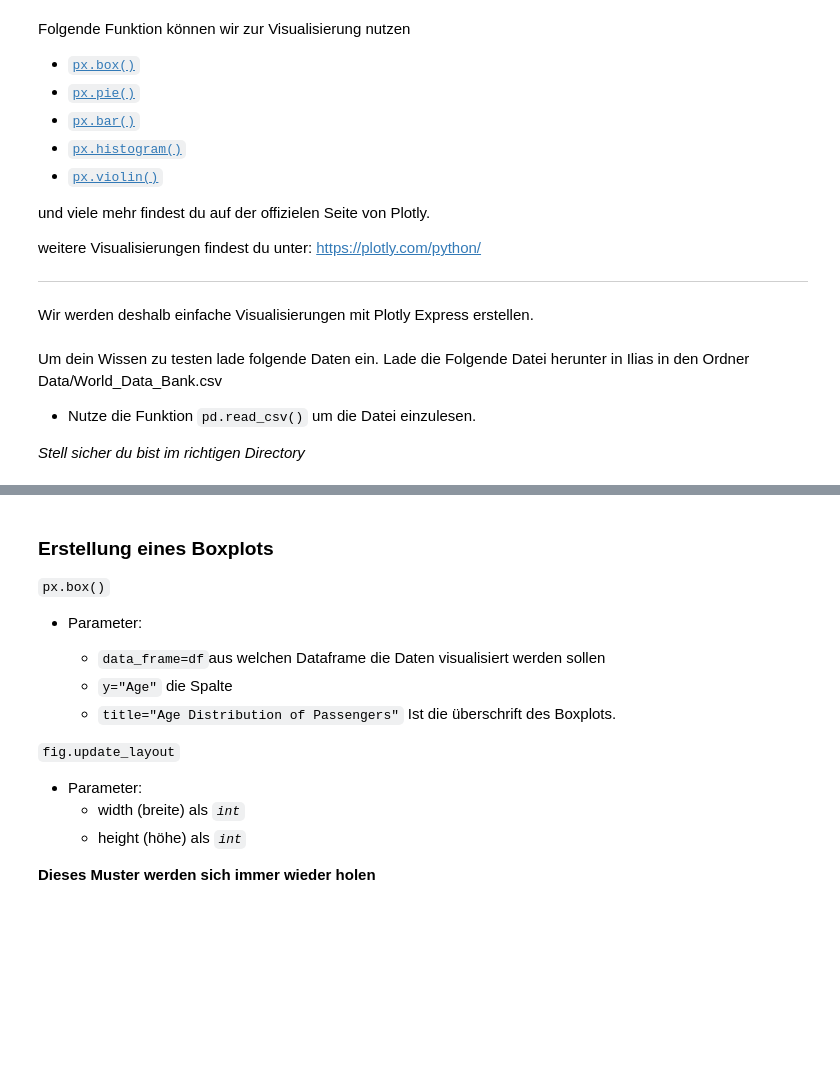
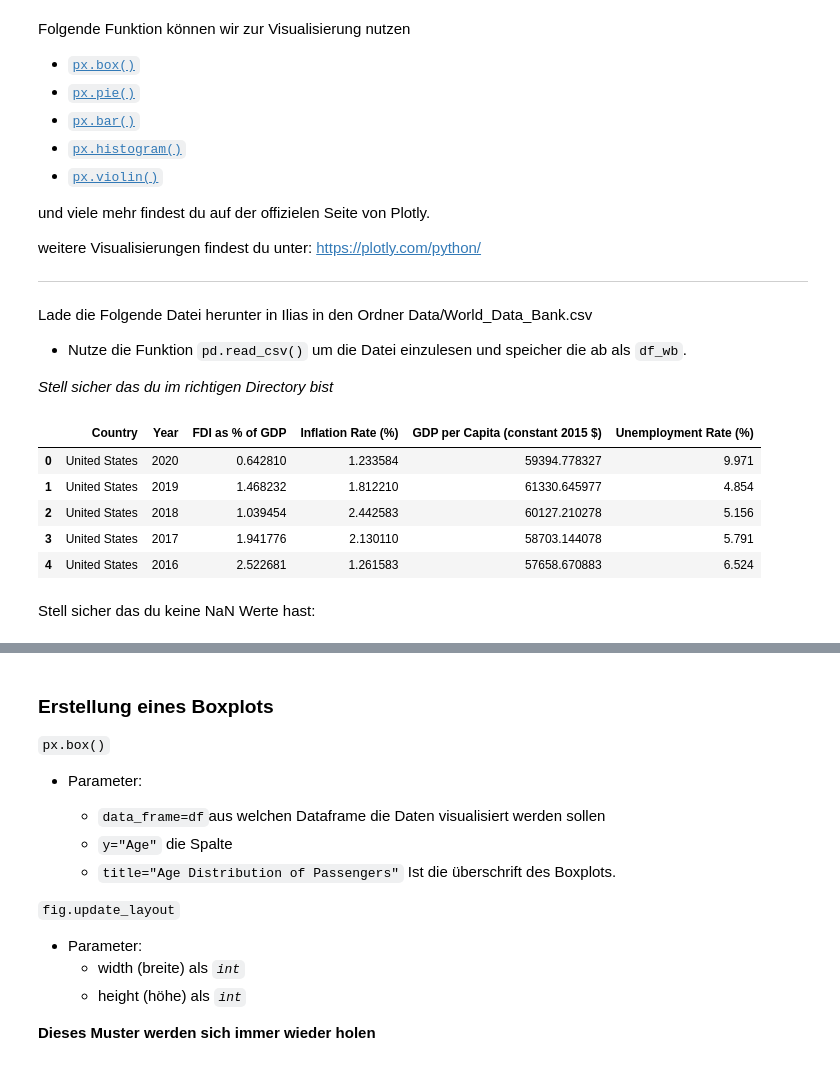
Before and after one commit to RiccardoDAndrea/Python-Crashkurs_, a Jupyter notebook: Aufgaben/Task_3_Python_packages.ipynb, the cells around one changed output, grey strips where cells are left out. Cells and saved outputs as stored; diff of their text form; code cells hidden in the pictures; blank space fills up the shorter version.

Commit message:
Refactor code structure and add Ice Cream Sales and GDP data files

```diff
--- a/Aufgaben/Task_3_Python_packages.ipynb
+++ b/Aufgaben/Task_3_Python_packages.ipynb
@@ -316,12 +318,23 @@ weitere Visualisierungen findest du unter: https://plotly.com/python/
 ---
 # %%
 import plotly.express as px
-# %% [markdown]
-Wir werden deshalb einfache Visualisierungen mit Plotly Express erstellen.
 # %% [markdown]
-Um dein Wissen zu testen lade folgende Daten ein.
 Lade die Folgende Datei herunter in Ilias in den Ordner Data/World_Data_Bank.csv
 
-- Nutze die Funktion `pd.read_csv()` um die Datei einzulesen.
+- Nutze die Funktion `pd.read_csv()` um die Datei einzulesen und speicher die ab als `df_wb`.
 
-*Stell sicher du bist im richtigen Directory*
+*Stell sicher das du im richtigen Directory bist*
+# %%
+# Daten einlesen
+
+df_wb = pd.read_csv(filepath_or_buffer="Data/World_Data_Bank.csv")
+df_wb.head()
+# %% [output]
+|  | Country | Year | FDI as % of GDP | Inflation Rate (%) | GDP per Capita (constant 2015 $) | Unemployment Rate (%) |
+| 0 | United States | 2020 | 0.642810 | 1.233584 | 59394.778327 | 9.971 |
+| 1 | United States | 2019 | 1.468232 | 1.812210 | 61330.645977 | 4.854 |
+| 2 | United States | 2018 | 1.039454 | 2.442583 | 60127.210278 | 5.156 |
+| 3 | United States | 2017 | 1.941776 | 2.130110 | 58703.144078 | 5.791 |
+| 4 | United States | 2016 | 2.522681 | 1.261583 | 57658.670883 | 6.524 |
+# %% [markdown]
+Stell sicher das du keine NaN Werte hast:
```
Also changed, not shown: parts of 8 cells of this notebook.
